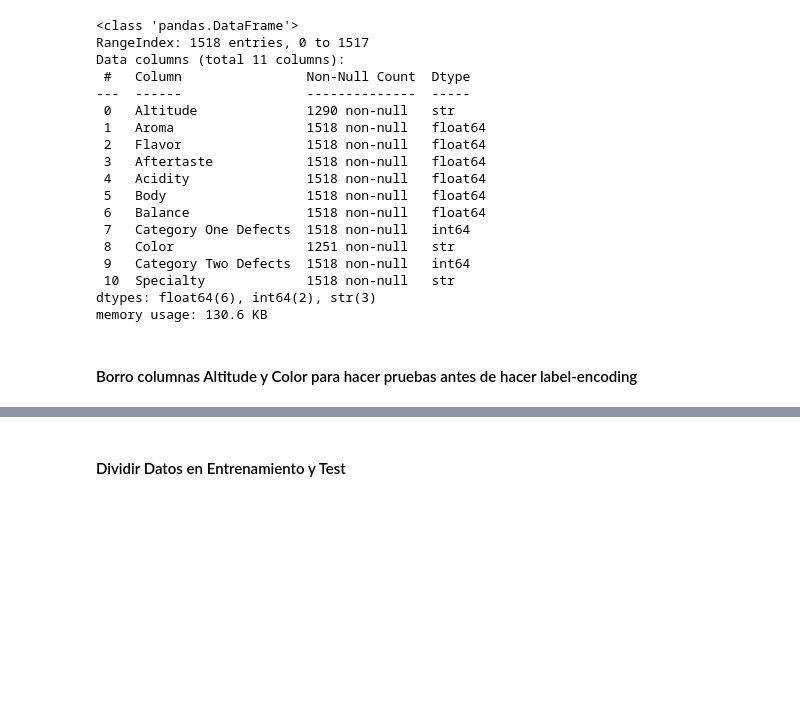
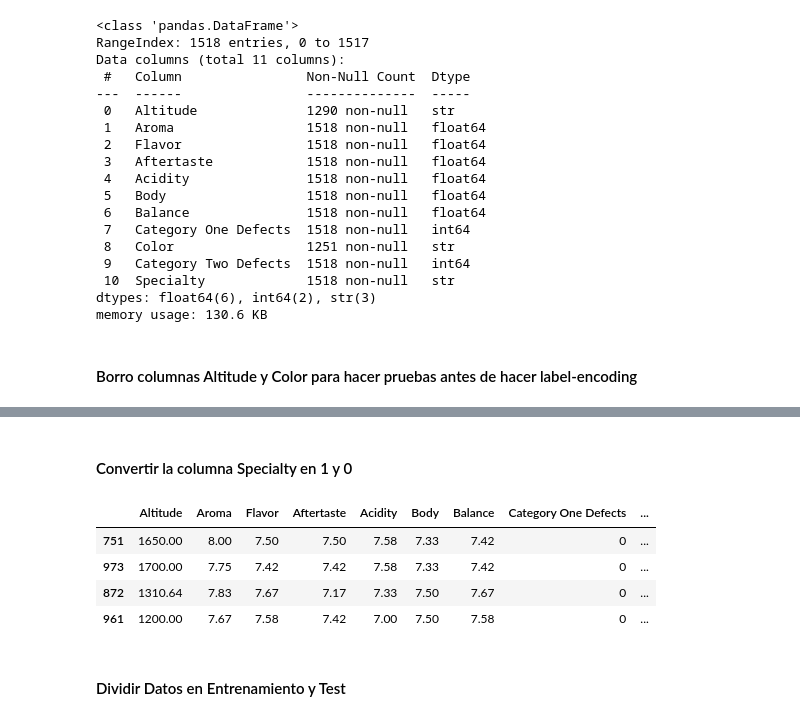
Before and after one commit to Bootcamp-IA-P6/Proyecto6_Grupo1, a Jupyter notebook: models/Arbol-Decision.ipynb, the cells around one changed output, grey strips where cells are left out. Saved outputs shown, nothing was run; the diff lists cells and outputs as text; code cells hidden in the pictures; blank space fills up the shorter version.

```diff
--- a/models/Arbol-Decision.ipynb
+++ b/models/Arbol-Decision.ipynb
@@ -59,3 +193,14 @@ df = df.drop(['Altitude', 'Color'], axis=1)
+# %% [markdown]
+#### Convertir la columna Specialty en 1 y 0
+# %%
+df['Specialty'] = df['Specialty'].map({'Specialty': 1, 'No Specialty': 0})
+df.sample(4)
+# %% [output]
+|  | Altitude | Aroma | Flavor | Aftertaste | Acidity | Body | Balance | Category One Defects | ... |
+| 751 | 1650.00 | 8.00 | 7.50 | 7.50 | 7.58 | 7.33 | 7.42 | 0 | ... |
+| 973 | 1700.00 | 7.75 | 7.42 | 7.42 | 7.58 | 7.33 | 7.42 | 0 | ... |
+| 872 | 1310.64 | 7.83 | 7.67 | 7.17 | 7.33 | 7.50 | 7.67 | 0 | ... |
+| 961 | 1200.00 | 7.67 | 7.58 | 7.42 | 7.00 | 7.50 | 7.58 | 0 | ... |
 # %% [markdown]
 #### Dividir Datos en Entrenamiento y Test
 # %%
```
Also changed, not shown: parts of 29 cells of this notebook, 2 other files.
